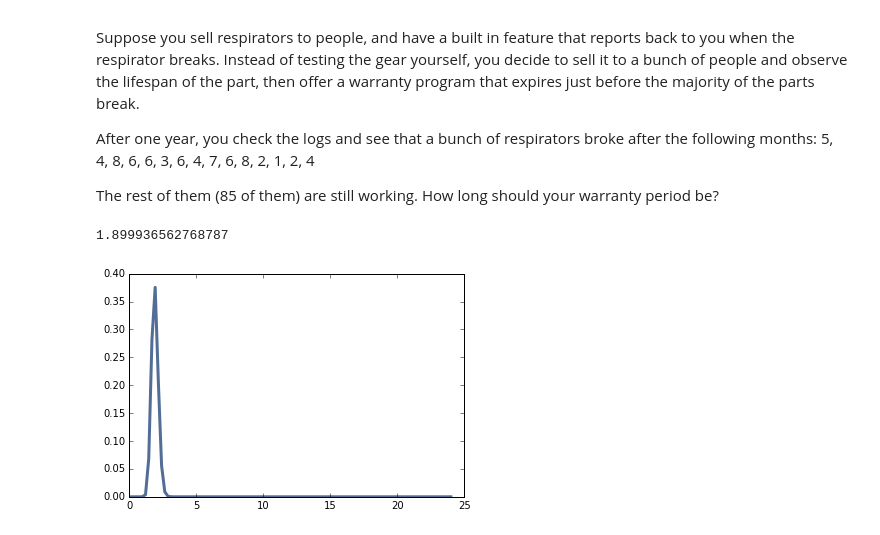
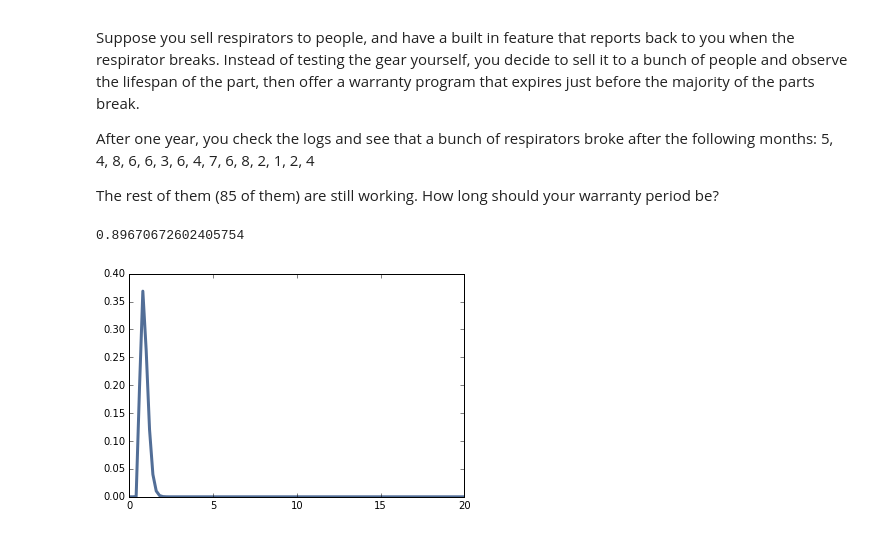
Before and after one commit to Daniel6/ThinkBayes2, a Jupyter notebook: code/report04.ipynb, the cells around one changed output. Cells and saved outputs as stored; diff of their text form; code cells hidden in the pictures.

```diff
--- a/code/report04.ipynb
+++ b/code/report04.ipynb
@@ -223,17 +223,17 @@ class Respirator(Suite, Joint):
             raise ValueError('Invalid data')
         return like
 # %%
-lams = np.linspace(0, 24, 101)
-ks = np.linspace(0, 24, 101)
+lams = np.linspace(0, 400, 201)
+ks = np.linspace(0, 20, 101)
 data = [("eq", 5), ("eq", 4), ("eq", 8), ("eq", 6), ("eq", 6), ("eq", 3), ("eq", 6), ("eq", 4), ("eq", 7),
         ("eq", 6), ("eq", 8), ("eq", 2), ("eq", 1), ("eq", 2), ("eq", 4)]
 respirators = Respirator(product(lams, ks))
 respirators.UpdateSet(data)
 for i in range(85):
     respirators.Update(("gt", 12))
 pmf_k = respirators.Marginal(1)
 thinkplot.Pdf(pmf_k)
 pmf_k.Mean()
 # %% [output]
-1.899936562768787
+0.89670672602405754
-[figure, old version]
+[figure, new version]
```
Also changed, not shown: parts of 2 cells of this notebook.
